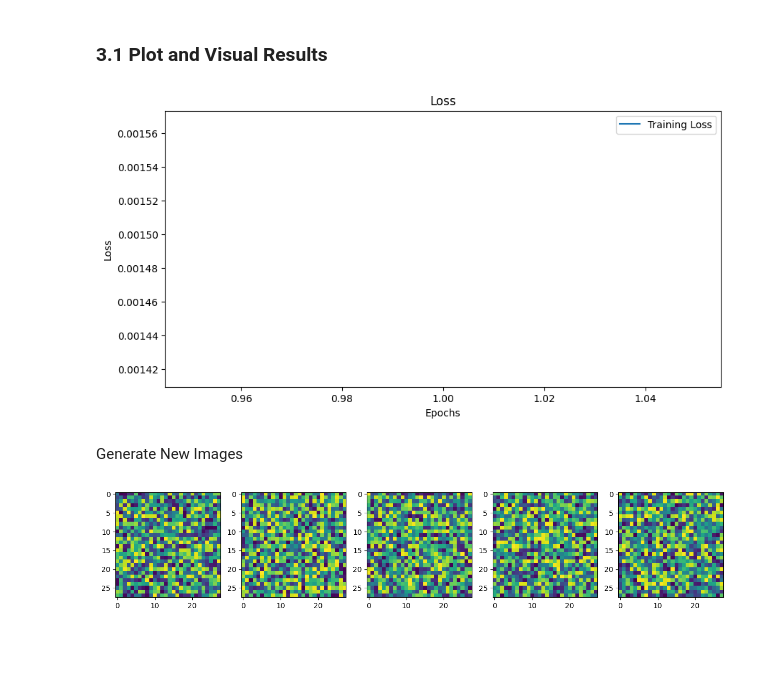
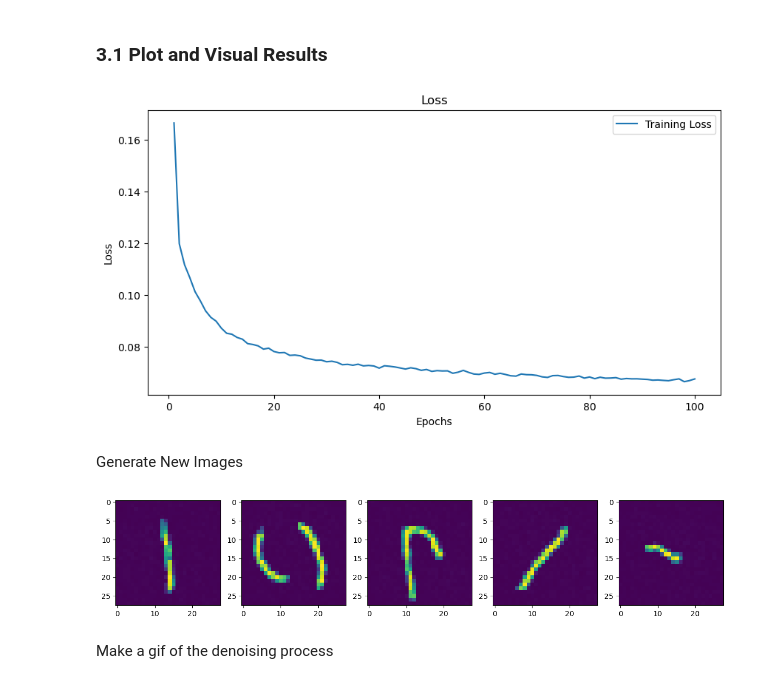
Before and after one commit to CamdenKitowski/DenoisingDiffusionModels, a Jupyter notebook: DenoisingDiffusionModel.ipynb, the cells around one changed output. Saved outputs shown, nothing was run; the diff lists cells and outputs as text; code cells hidden in the pictures; blank space fills up the shorter version.

```diff
--- a/DenoisingDiffusionModel.ipynb
+++ b/DenoisingDiffusionModel.ipynb
@@ -149,7 +148,7 @@ posterior_variance = betas * (1. - alphas_cumprod_prev) / (1. - alphas_cumprod)
 BATCH_SIZE = 128
 IMG_SIZE = 28
 
-def load_dataset():
+def load_transformed_dataset():
     data_transforms = [
         transforms.Resize((IMG_SIZE, IMG_SIZE)),
         transforms.RandomHorizontalFlip(),
@@ -179,7 +178,7 @@ def show_tensor_image(image):
         image = image[0, :, :, :]
     plt.imshow(reverse_transforms(image))
 
-data = load_dataset()
+data = load_transformed_dataset()
 dataloader = DataLoader(data, batch_size=BATCH_SIZE, shuffle=True, drop_last=True)
 # %%
 # Simulate forward diffusion
@@ -379,7 +373,7 @@ def sample_timestep(x, t):
         return model_mean + torch.sqrt(posterior_variance_t) * noise
 
 @torch.no_grad()
-def plot_sample():
+def sample_plot_image():
     """
     Plot images in training from isotropic noise (left) to new sampled
     image (right)
@@ -445,8 +439,8 @@ for epoch in range(epochs):
 
       if epoch % 5 == 0 and step == 0:
         print(f"Epoch {epoch} | Loss: {loss.item()} ")
-        plot_sample() # just to look to see progress in training
-      break
+        sample_plot_image() # just to look to see progress in training
+
     epoch_loss = total_loss / len(dataloader)
     losses.append(epoch_loss)
     print(f"Epoch {epoch+1}/{epochs}, Loss: {epoch_loss}")
@@ -479,30 +506,32 @@ plt.ylabel('Loss')
 plt.legend()
 plt.show()
 # %% [output]
-[figure, old version]
+[figure, new version]
 # %% [markdown]
 Generate New Images
 # %%
 @torch.no_grad()
 def generate_image(noise):
-    "Generate new image from trained U-Net"
+    "Generate new image from trained Unet"
     image = noise
 
     for i in range(0, T)[::-1]:
         t = torch.full((1,), i, device=device, dtype=torch.long)
         image = sample_timestep(image, t)
         image = torch.clamp(image, -1.0, 1.0)
         if i == 0:
           return image
 
 n = 5
 plt.figure(figsize=(15,15))
 plt.axis('off')
 for i in range(0,n):
     noise = torch.randn((1, 1, IMG_SIZE, IMG_SIZE), device=device)
     image = generate_image(noise)
     plt.subplot(1, n, i+1)
     show_tensor_image(image.detach().cpu())
 plt.show()
 # %% [output]
-[figure, old version]
+[figure, new version]
+# %% [markdown]
+Make a gif of the denoising process
```
Also changed, not shown: parts of 12 cells of this notebook.
